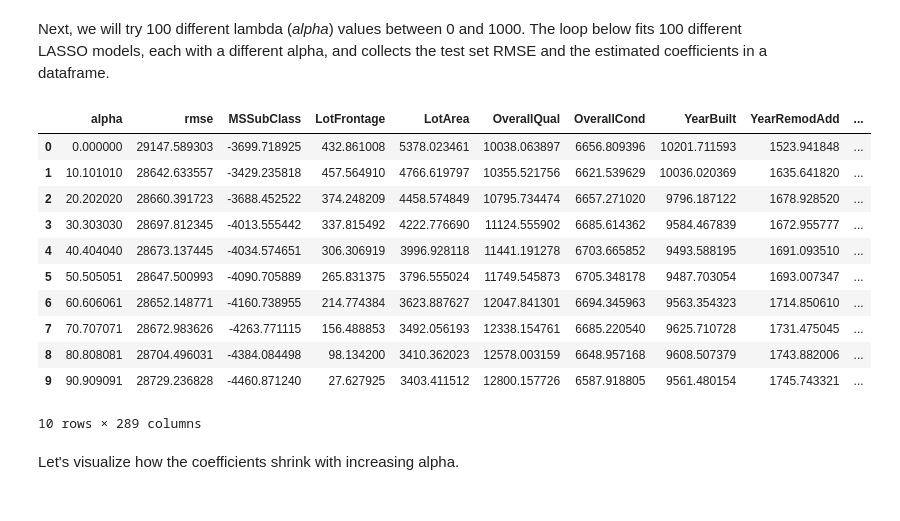
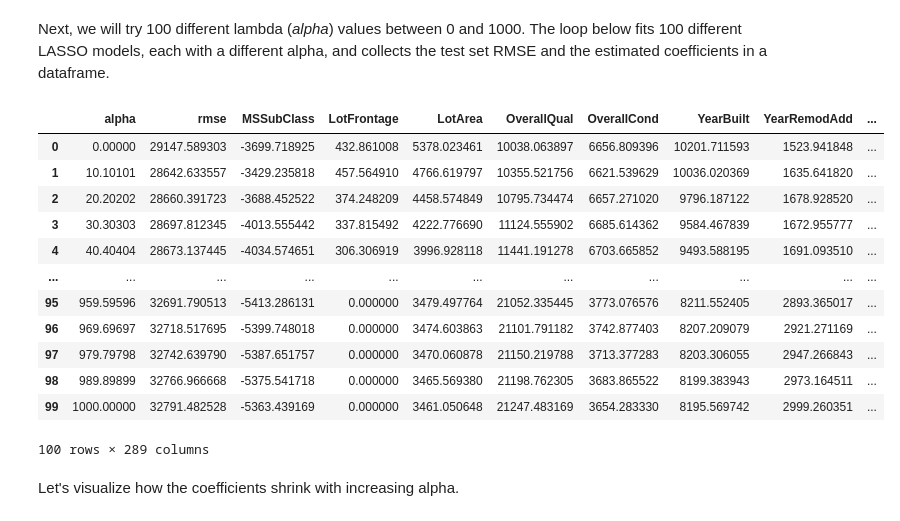
Before and after one commit to Julian200019/DataScience2024, a Jupyter notebook: Session_05/ames_lasso.ipynb, the cells around one changed output. Cells and saved outputs as stored; diff of their text form; code cells hidden in the pictures.

```diff
--- a/Session_05/ames_lasso.ipynb
+++ b/Session_05/ames_lasso.ipynb
@@ -169,20 +177,21 @@ for a in alphas:
     results.append(result)
 # %%
 results_df = pd.DataFrame(results)
-results_df.head(10)
+results_df.head(100)
 # %% [output]
 |  | alpha | rmse | MSSubClass | LotFrontage | LotArea | OverallQual | OverallCond | YearBuilt | YearRemodAdd | ... |
-| 0 | 0.000000 | 29147.589303 | -3699.718925 | 432.861008 | 5378.023461 | 10038.063897 | 6656.809396 | 10201.711593 | 1523.941848 | ... |
-| 1 | 10.101010 | 28642.633557 | -3429.235818 | 457.564910 | 4766.619797 | 10355.521756 | 6621.539629 | 10036.020369 | 1635.641820 | ... |
-| 2 | 20.202020 | 28660.391723 | -3688.452522 | 374.248209 | 4458.574849 | 10795.734474 | 6657.271020 | 9796.187122 | 1678.928520 | ... |
-| 3 | 30.303030 | 28697.812345 | -4013.555442 | 337.815492 | 4222.776690 | 11124.555902 | 6685.614362 | 9584.467839 | 1672.955777 | ... |
-| 4 | 40.404040 | 28673.137445 | -4034.574651 | 306.306919 | 3996.928118 | 11441.191278 | 6703.665852 | 9493.588195 | 1691.093510 | ... |
-| 5 | 50.505051 | 28647.500993 | -4090.705889 | 265.831375 | 3796.555024 | 11749.545873 | 6705.348178 | 9487.703054 | 1693.007347 | ... |
-| 6 | 60.606061 | 28652.148771 | -4160.738955 | 214.774384 | 3623.887627 | 12047.841301 | 6694.345963 | 9563.354323 | 1714.850610 | ... |
-| 7 | 70.707071 | 28672.983626 | -4263.771115 | 156.488853 | 3492.056193 | 12338.154761 | 6685.220540 | 9625.710728 | 1731.475045 | ... |
-| 8 | 80.808081 | 28704.496031 | -4384.084498 | 98.134200 | 3410.362023 | 12578.003159 | 6648.957168 | 9608.507379 | 1743.882006 | ... |
-| 9 | 90.909091 | 28729.236828 | -4460.871240 | 27.627925 | 3403.411512 | 12800.157726 | 6587.918805 | 9561.480154 | 1745.743321 | ... |
+| 0 | 0.00000 | 29147.589303 | -3699.718925 | 432.861008 | 5378.023461 | 10038.063897 | 6656.809396 | 10201.711593 | 1523.941848 | ... |
+| 1 | 10.10101 | 28642.633557 | -3429.235818 | 457.564910 | 4766.619797 | 10355.521756 | 6621.539629 | 10036.020369 | 1635.641820 | ... |
+| 2 | 20.20202 | 28660.391723 | -3688.452522 | 374.248209 | 4458.574849 | 10795.734474 | 6657.271020 | 9796.187122 | 1678.928520 | ... |
+| 3 | 30.30303 | 28697.812345 | -4013.555442 | 337.815492 | 4222.776690 | 11124.555902 | 6685.614362 | 9584.467839 | 1672.955777 | ... |
+| 4 | 40.40404 | 28673.137445 | -4034.574651 | 306.306919 | 3996.928118 | 11441.191278 | 6703.665852 | 9493.588195 | 1691.093510 | ... |
+| ... | ... | ... | ... | ... | ... | ... | ... | ... | ... | ... |
+| 95 | 959.59596 | 32691.790513 | -5413.286131 | 0.000000 | 3479.497764 | 21052.335445 | 3773.076576 | 8211.552405 | 2893.365017 | ... |
+| 96 | 969.69697 | 32718.517695 | -5399.748018 | 0.000000 | 3474.603863 | 21101.791182 | 3742.877403 | 8207.209079 | 2921.271169 | ... |
+| 97 | 979.79798 | 32742.639790 | -5387.651757 | 0.000000 | 3470.060878 | 21150.219788 | 3713.377283 | 8203.306055 | 2947.266843 | ... |
+| 98 | 989.89899 | 32766.966668 | -5375.541718 | 0.000000 | 3465.569380 | 21198.762305 | 3683.865522 | 8199.383943 | 2973.164511 | ... |
+| 99 | 1000.00000 | 32791.482528 | -5363.439169 | 0.000000 | 3461.050648 | 21247.483169 | 3654.283330 | 8195.569742 | 2999.260351 | ... |
-10 rows × 289 columns
+100 rows × 289 columns
 # %% [markdown]
 Let's visualize how the coefficients shrink with increasing alpha.
 # %%
```
Also changed, not shown: parts of 7 cells of this notebook.
